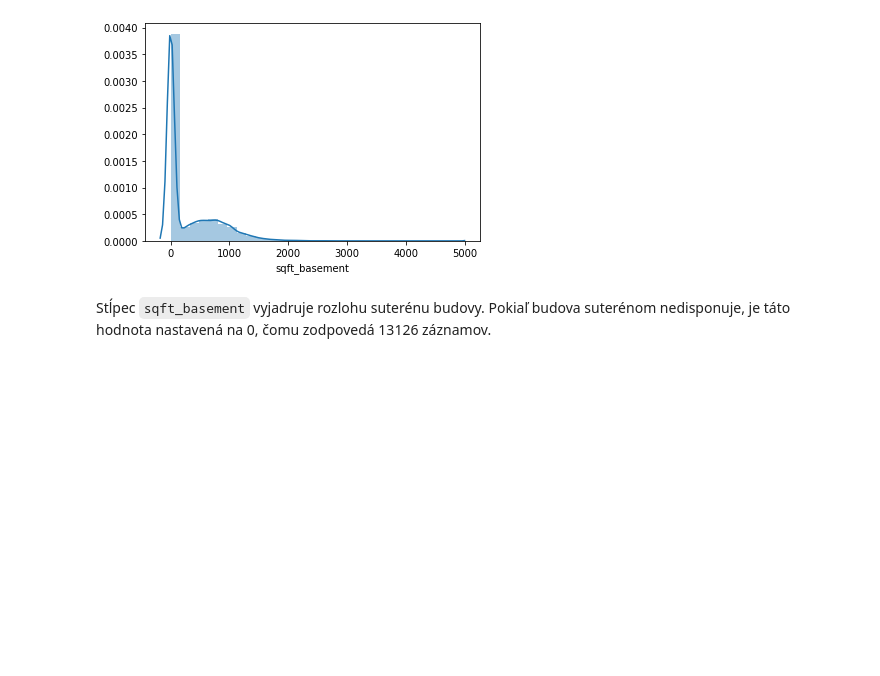
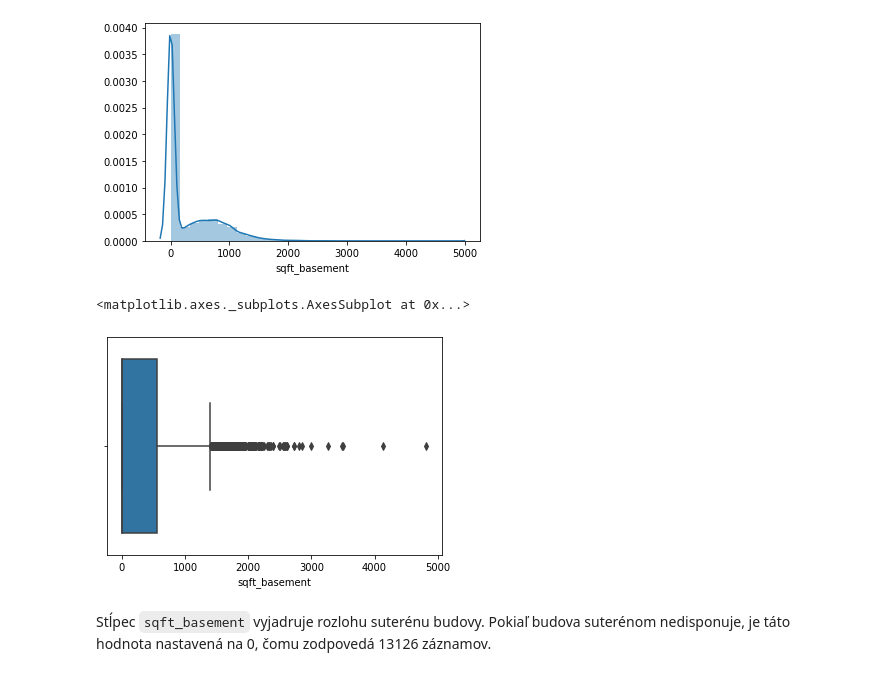
Before and after one commit to mirec3009/oznal_project, a Jupyter notebook: Explorativna_analyza.ipynb, the cells around one changed output. Cells and saved outputs as stored; diff of their text form; code cells hidden in the pictures; blank space fills up the shorter version.

```diff
--- a/Explorativna_analyza.ipynb
+++ b/Explorativna_analyza.ipynb
@@ -637,6 +647,11 @@ sns.distplot(df["sqft_basement"], bins=30)
 # %% [output]
 <matplotlib.axes._subplots.AxesSubplot at 0x...>
 [figure]
+# %%
+sns.boxplot(df["sqft_basement"])
+# %% [output]
+<matplotlib.axes._subplots.AxesSubplot at 0x...>
+[figure, added]
 # %% [markdown]
 Stĺpec `sqft_basement` vyjadruje rozlohu suterénu budovy. Pokiaľ budova suterénom nedisponuje, je táto hodnota nastavená na 0, čomu zodpovedá 13126 záznamov.
 # %% [markdown]
```
Also changed, not shown: parts of 15 cells of this notebook.
